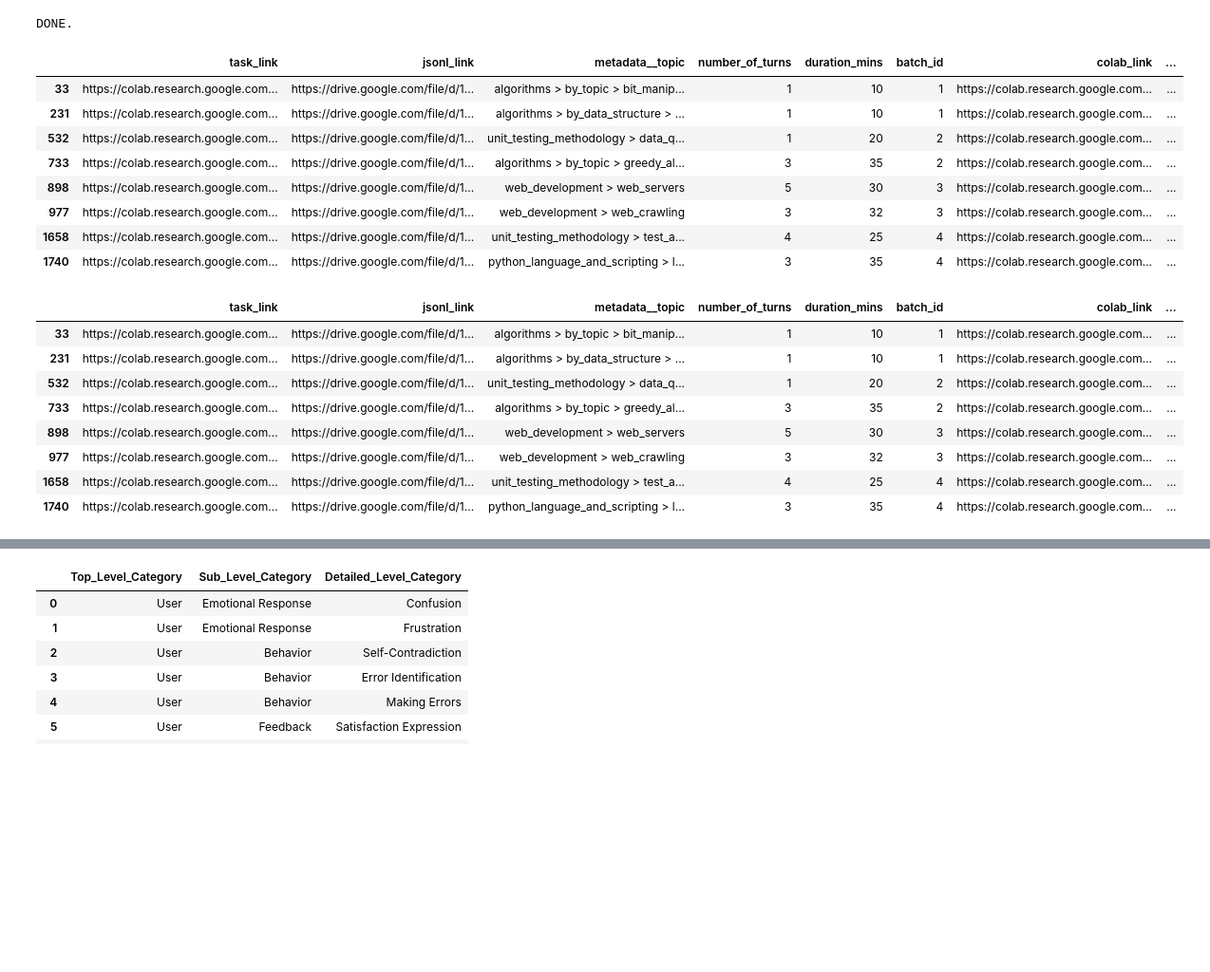
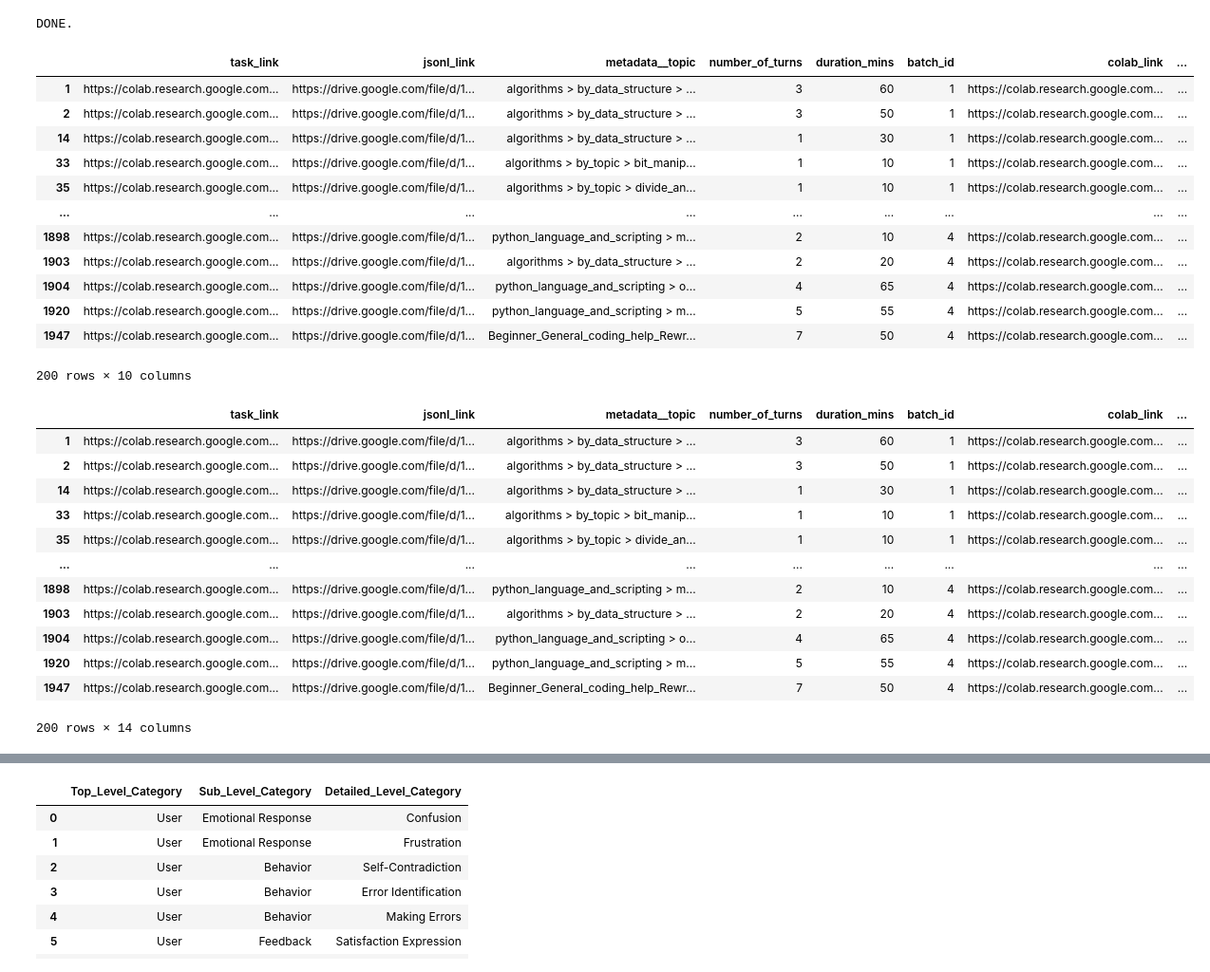
Before and after one commit to alexei-v-tu/character_tasks, a Jupyter notebook: operations/delivery/split_analytics/only_data_no_plots.ipynb, the cells around one changed output, grey strips where cells are left out. Shown at 95% size. Drawn from its saved outputs; the diff is of its cells as text; code cells hidden in the pictures; blank space fills up the shorter version.

```diff
--- a/operations/delivery/split_analytics/only_data_no_plots.ipynb
+++ b/operations/delivery/split_analytics/only_data_no_plots.ipynb
@@ -2,7 +2,7 @@
 import utils
 from jsonl_dump import download_parse_delivered_into_jsonl
 from utils import DATA_DIR
-LIMIT_ITEMS_TO_FIRST_N = 2 # None for full
+LIMIT_ITEMS_TO_FIRST_N = 50 # None for full
 BATCH_IDS = [1,2,3,4]
 max_workers = 20
 # %%
@@ -139,14 +157,18 @@ filtered_extended_delivered_df = extended_delivered_df[
 filtered_extended_delivered_df
 # %% [output]
 |  | task_link | jsonl_link | metadata__topic | number_of_turns | duration_mins | batch_id | colab_link | ... |
+| 1 | https://colab.research.google.com... | https://drive.google.com/file/d/1... | algorithms > by_data_structure > ... | 3 | 60 | 1 | https://colab.research.google.com... | ... |
+| 2 | https://colab.research.google.com... | https://drive.google.com/file/d/1... | algorithms > by_data_structure > ... | 3 | 50 | 1 | https://colab.research.google.com... | ... |
+| 14 | https://colab.research.google.com... | https://drive.google.com/file/d/1... | algorithms > by_data_structure > ... | 1 | 30 | 1 | https://colab.research.google.com... | ... |
 | 33 | https://colab.research.google.com... | https://drive.google.com/file/d/1... | algorithms > by_topic > bit_manip... | 1 | 10 | 1 | https://colab.research.google.com... | ... |
-| 231 | https://colab.research.google.com... | https://drive.google.com/file/d/1... | algorithms > by_data_structure > ... | 1 | 10 | 1 | https://colab.research.google.com... | ... |
-| 532 | https://colab.research.google.com... | https://drive.google.com/file/d/1... | unit_testing_methodology > data_q... | 1 | 20 | 2 | https://colab.research.google.com... | ... |
-| 733 | https://colab.research.google.com... | https://drive.google.com/file/d/1... | algorithms > by_topic > greedy_al... | 3 | 35 | 2 | https://colab.research.google.com... | ... |
-| 898 | https://colab.research.google.com... | https://drive.google.com/file/d/1... | web_development > web_servers | 5 | 30 | 3 | https://colab.research.google.com... | ... |
-| 977 | https://colab.research.google.com... | https://drive.google.com/file/d/1... | web_development > web_crawling | 3 | 32 | 3 | https://colab.research.google.com... | ... |
-| 1658 | https://colab.research.google.com... | https://drive.google.com/file/d/1... | unit_testing_methodology > test_a... | 4 | 25 | 4 | https://colab.research.google.com... | ... |
-| 1740 | https://colab.research.google.com... | https://drive.google.com/file/d/1... | python_language_and_scripting > l... | 3 | 35 | 4 | https://colab.research.google.com... | ... |
+| 35 | https://colab.research.google.com... | https://drive.google.com/file/d/1... | algorithms > by_topic > divide_an... | 1 | 10 | 1 | https://colab.research.google.com... | ... |
+| ... | ... | ... | ... | ... | ... | ... | ... | ... |
+| 1898 | https://colab.research.google.com... | https://drive.google.com/file/d/1... | python_language_and_scripting > m... | 2 | 10 | 4 | https://colab.research.google.com... | ... |
+| 1903 | https://colab.research.google.com... | https://drive.google.com/file/d/1... | algorithms > by_data_structure > ... | 2 | 20 | 4 | https://colab.research.google.com... | ... |
+| 1904 | https://colab.research.google.com... | https://drive.google.com/file/d/1... | python_language_and_scripting > o... | 4 | 65 | 4 | https://colab.research.google.com... | ... |
+| 1920 | https://colab.research.google.com... | https://drive.google.com/file/d/1... | python_language_and_scripting > m... | 5 | 55 | 4 | https://colab.research.google.com... | ... |
+| 1947 | https://colab.research.google.com... | https://drive.google.com/file/d/1... | Beginner_General_coding_help_Rewr... | 7 | 50 | 4 | https://colab.research.google.com... | ... |
+200 rows × 10 columns
 # %%
 
 def extract_summary(data):
@@ -176,39 +198,46 @@ def extract_area_of_focus(data):
             'area_of_focus_custom_category': False
         }
 
 areas_of_focus_columns = expanded_enriched_df['areas_of_focus_data'].map(extract_area_of_focus).apply(pd.Series)
 expanded_enriched_df = pd.concat([expanded_enriched_df, areas_of_focus_columns], axis=1)
 expanded_enriched_df.drop(columns=['areas_of_focus_data'], inplace=True)
 
 def extract_behavioural_tags(data):
     if pd.notnull(data) and 'behaviours' in data:
         tags = []
         for behaviour in data['behaviours']:
             tags.append(
                 f"{behaviour.get('top_level', '')}->{behaviour.get('sub_level', '')};;"
                 f"{behaviour.get('detailed_level', '')};;"
                 f"{behaviour.get('new_filled_category', False)}"
             )
         return '||'.join(tags)
     else:
         return ''
 
 behavioural_tags_column = expanded_enriched_df['behavioural_tags'].map(extract_behavioural_tags)
 expanded_enriched_df['user_behaviour_tags'] = behavioural_tags_column
 expanded_enriched_df.drop(columns=['behavioural_tags'], inplace=True)
 cols = list(expanded_enriched_df.columns)
 cols.append(cols.pop(cols.index('area_of_focus_custom_category')))
 expanded_enriched_df = expanded_enriched_df[cols]
 
-expanded_enriched_df.to_csv(DATA_DIR + f'batches1-4{"full" if LIMIT_ITEMS_TO_FIRST_N is None else str(LIMIT_ITEMS_TO_FIRST_N) + "items"}-use_case-area_of_focus-behaviour_tagging.csv')
+filename = f'batches{".".join(map(str, BATCH_IDS))}_'
+filename += f'{"full" if LIMIT_ITEMS_TO_FIRST_N is None else str(LIMIT_ITEMS_TO_FIRST_N) + "items"}'
+filename += '-use_case-area_of_focus-behaviour_tagging.csv'
+expanded_enriched_df.to_csv(DATA_DIR + filename)
 expanded_enriched_df
 # %% [output]
 |  | task_link | jsonl_link | metadata__topic | number_of_turns | duration_mins | batch_id | colab_link | ... |
+| 1 | https://colab.research.google.com... | https://drive.google.com/file/d/1... | algorithms > by_data_structure > ... | 3 | 60 | 1 | https://colab.research.google.com... | ... |
+| 2 | https://colab.research.google.com... | https://drive.google.com/file/d/1... | algorithms > by_data_structure > ... | 3 | 50 | 1 | https://colab.research.google.com... | ... |
+| 14 | https://colab.research.google.com... | https://drive.google.com/file/d/1... | algorithms > by_data_structure > ... | 1 | 30 | 1 | https://colab.research.google.com... | ... |
 | 33 | https://colab.research.google.com... | https://drive.google.com/file/d/1... | algorithms > by_topic > bit_manip... | 1 | 10 | 1 | https://colab.research.google.com... | ... |
-| 231 | https://colab.research.google.com... | https://drive.google.com/file/d/1... | algorithms > by_data_structure > ... | 1 | 10 | 1 | https://colab.research.google.com... | ... |
-| 532 | https://colab.research.google.com... | https://drive.google.com/file/d/1... | unit_testing_methodology > data_q... | 1 | 20 | 2 | https://colab.research.google.com... | ... |
-| 733 | https://colab.research.google.com... | https://drive.google.com/file/d/1... | algorithms > by_topic > greedy_al... | 3 | 35 | 2 | https://colab.research.google.com... | ... |
-| 898 | https://colab.research.google.com... | https://drive.google.com/file/d/1... | web_development > web_servers | 5 | 30 | 3 | https://colab.research.google.com... | ... |
-| 977 | https://colab.research.google.com... | https://drive.google.com/file/d/1... | web_development > web_crawling | 3 | 32 | 3 | https://colab.research.google.com... | ... |
-| 1658 | https://colab.research.google.com... | https://drive.google.com/file/d/1... | unit_testing_methodology > test_a... | 4 | 25 | 4 | https://colab.research.google.com... | ... |
-| 1740 | https://colab.research.google.com... | https://drive.google.com/file/d/1... | python_language_and_scripting > l... | 3 | 35 | 4 | https://colab.research.google.com... | ... |
+| 35 | https://colab.research.google.com... | https://drive.google.com/file/d/1... | algorithms > by_topic > divide_an... | 1 | 10 | 1 | https://colab.research.google.com... | ... |
+| ... | ... | ... | ... | ... | ... | ... | ... | ... |
+| 1898 | https://colab.research.google.com... | https://drive.google.com/file/d/1... | python_language_and_scripting > m... | 2 | 10 | 4 | https://colab.research.google.com... | ... |
+| 1903 | https://colab.research.google.com... | https://drive.google.com/file/d/1... | algorithms > by_data_structure > ... | 2 | 20 | 4 | https://colab.research.google.com... | ... |
+| 1904 | https://colab.research.google.com... | https://drive.google.com/file/d/1... | python_language_and_scripting > o... | 4 | 65 | 4 | https://colab.research.google.com... | ... |
+| 1920 | https://colab.research.google.com... | https://drive.google.com/file/d/1... | python_language_and_scripting > m... | 5 | 55 | 4 | https://colab.research.google.com... | ... |
+| 1947 | https://colab.research.google.com... | https://drive.google.com/file/d/1... | Beginner_General_coding_help_Rewr... | 7 | 50 | 4 | https://colab.research.google.com... | ... |
+200 rows × 14 columns
```
Also changed, not shown: parts of 6 cells of this notebook.
